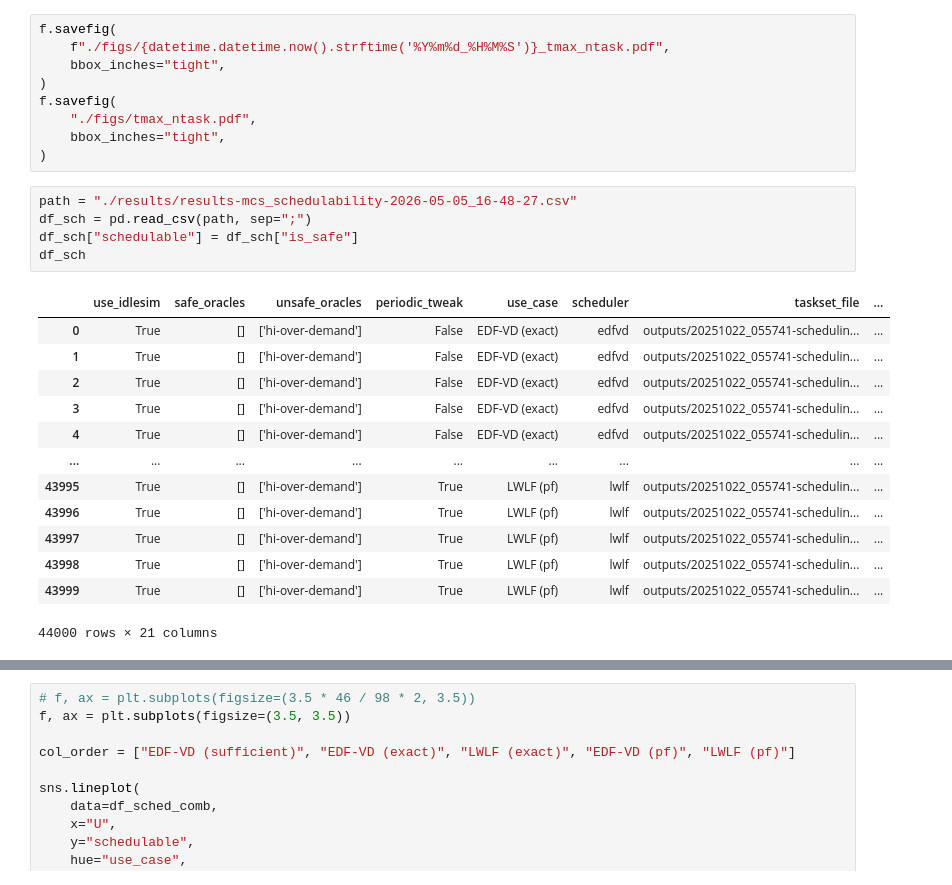
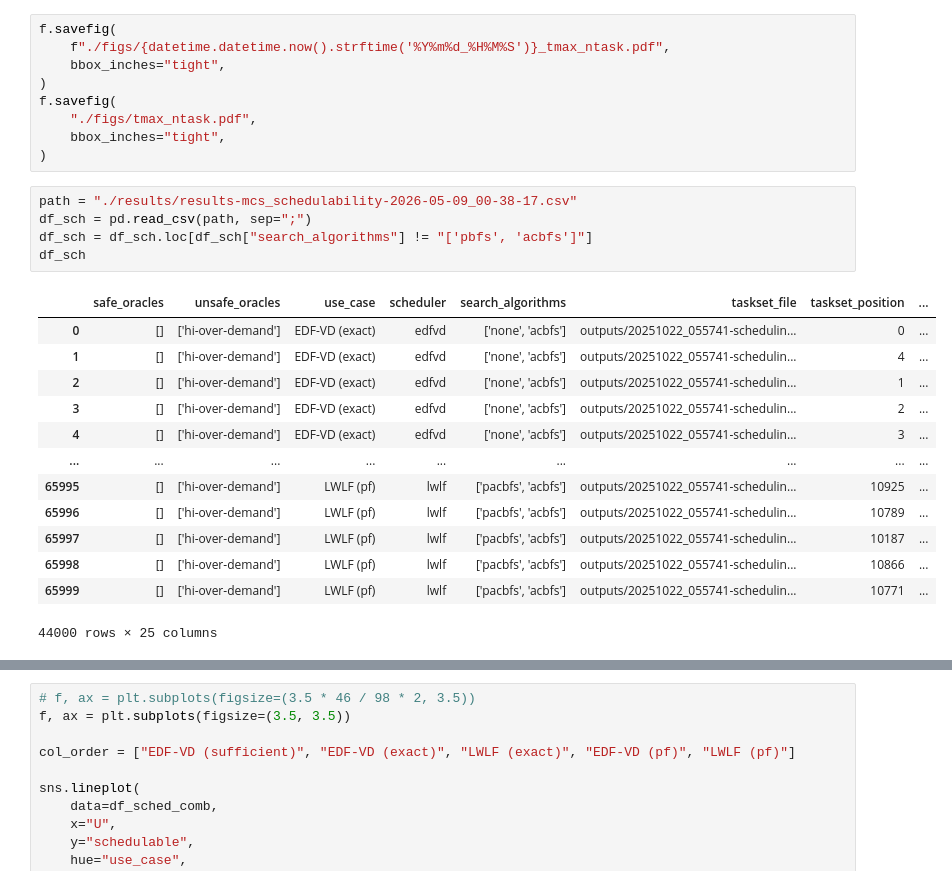
Before and after one commit to Jordan-Sun/mixed-criticality-graph-xp, a Jupyter notebook: notebooks/charts-rtss.ipynb, the cells around one changed output, grey strips where cells are left out. Drawn from its saved outputs; the diff is of its cells as text.

Commit message:
Working chained algorithms.

```diff
--- a/notebooks/charts-rtss.ipynb
+++ b/notebooks/charts-rtss.ipynb
@@ -364,21 +364,21 @@ f.savefig(
     bbox_inches="tight",
 )
 # %%
-path = "./results/results-mcs_schedulability-2026-05-05_16-48-27.csv"
+path = "./results/results-mcs_schedulability-2026-05-09_00-38-17.csv"
 df_sch = pd.read_csv(path, sep=";")
-df_sch["schedulable"] = df_sch["is_safe"]
+df_sch = df_sch.loc[df_sch["search_algorithms"] != "['pbfs', 'acbfs']"]
 df_sch
 # %% [output]
-|  | use_idlesim | safe_oracles | unsafe_oracles | periodic_tweak | use_case | scheduler | taskset_file | ... |
-| 0 | True | [] | ['hi-over-demand'] | False | EDF-VD (exact) | edfvd | outputs/20251022_055741-schedulin... | ... |
-| 1 | True | [] | ['hi-over-demand'] | False | EDF-VD (exact) | edfvd | outputs/20251022_055741-schedulin... | ... |
-| 2 | True | [] | ['hi-over-demand'] | False | EDF-VD (exact) | edfvd | outputs/20251022_055741-schedulin... | ... |
-| 3 | True | [] | ['hi-over-demand'] | False | EDF-VD (exact) | edfvd | outputs/20251022_055741-schedulin... | ... |
-| 4 | True | [] | ['hi-over-demand'] | False | EDF-VD (exact) | edfvd | outputs/20251022_055741-schedulin... | ... |
+|  | safe_oracles | unsafe_oracles | use_case | scheduler | search_algorithms | taskset_file | taskset_position | ... |
+| 0 | [] | ['hi-over-demand'] | EDF-VD (exact) | edfvd | ['none', 'acbfs'] | outputs/20251022_055741-schedulin... | 0 | ... |
+| 1 | [] | ['hi-over-demand'] | EDF-VD (exact) | edfvd | ['none', 'acbfs'] | outputs/20251022_055741-schedulin... | 4 | ... |
+| 2 | [] | ['hi-over-demand'] | EDF-VD (exact) | edfvd | ['none', 'acbfs'] | outputs/20251022_055741-schedulin... | 1 | ... |
+| 3 | [] | ['hi-over-demand'] | EDF-VD (exact) | edfvd | ['none', 'acbfs'] | outputs/20251022_055741-schedulin... | 2 | ... |
+| 4 | [] | ['hi-over-demand'] | EDF-VD (exact) | edfvd | ['none', 'acbfs'] | outputs/20251022_055741-schedulin... | 3 | ... |
 | ... | ... | ... | ... | ... | ... | ... | ... | ... |
-| 43995 | True | [] | ['hi-over-demand'] | True | LWLF (pf) | lwlf | outputs/20251022_055741-schedulin... | ... |
-| 43996 | True | [] | ['hi-over-demand'] | True | LWLF (pf) | lwlf | outputs/20251022_055741-schedulin... | ... |
-| 43997 | True | [] | ['hi-over-demand'] | True | LWLF (pf) | lwlf | outputs/20251022_055741-schedulin... | ... |
-| 43998 | True | [] | ['hi-over-demand'] | True | LWLF (pf) | lwlf | outputs/20251022_055741-schedulin... | ... |
-| 43999 | True | [] | ['hi-over-demand'] | True | LWLF (pf) | lwlf | outputs/20251022_055741-schedulin... | ... |
+| 65995 | [] | ['hi-over-demand'] | LWLF (pf) | lwlf | ['pacbfs', 'acbfs'] | outputs/20251022_055741-schedulin... | 10925 | ... |
+| 65996 | [] | ['hi-over-demand'] | LWLF (pf) | lwlf | ['pacbfs', 'acbfs'] | outputs/20251022_055741-schedulin... | 10789 | ... |
+| 65997 | [] | ['hi-over-demand'] | LWLF (pf) | lwlf | ['pacbfs', 'acbfs'] | outputs/20251022_055741-schedulin... | 10187 | ... |
+| 65998 | [] | ['hi-over-demand'] | LWLF (pf) | lwlf | ['pacbfs', 'acbfs'] | outputs/20251022_055741-schedulin... | 10866 | ... |
+| 65999 | [] | ['hi-over-demand'] | LWLF (pf) | lwlf | ['pacbfs', 'acbfs'] | outputs/20251022_055741-schedulin... | 10771 | ... |
-44000 rows × 21 columns
+44000 rows × 25 columns
```
Also changed, not shown: parts of 13 cells of this notebook, 7 other files.
